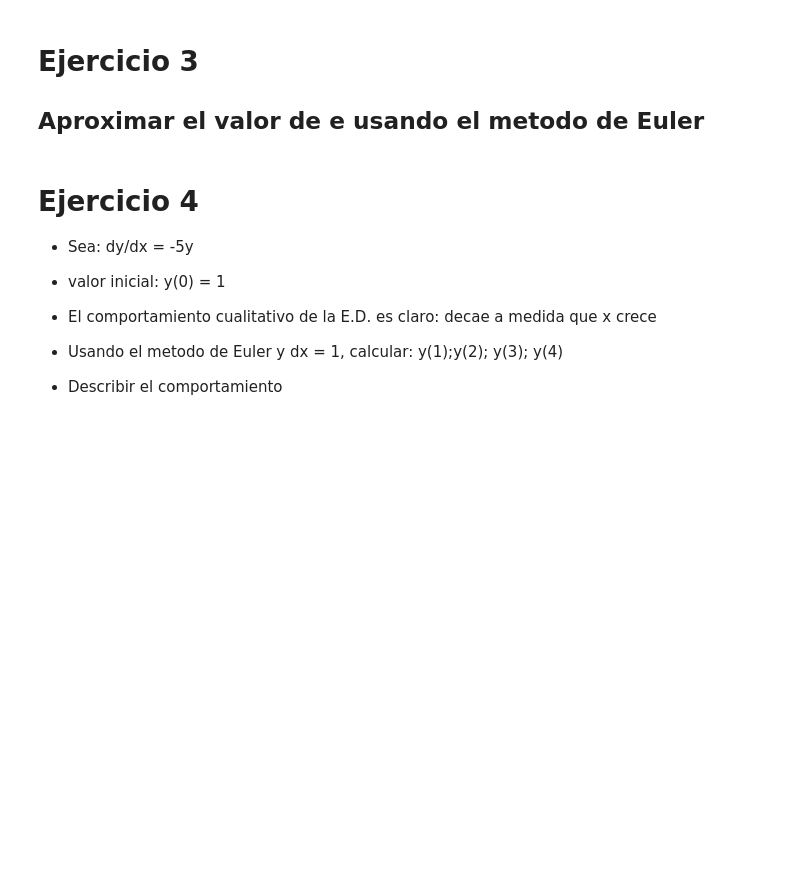
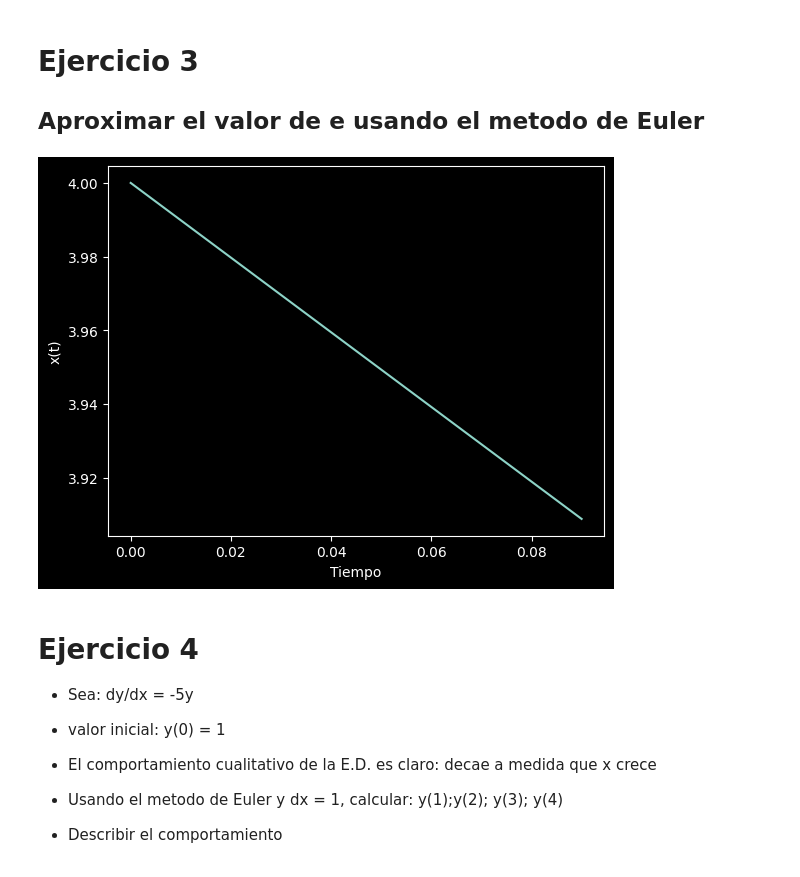
Before and after one commit to camila-duarte/tareas, a Jupyter notebook: tarea1_ED.ipynb, the cells around one changed output. Cells and saved outputs as stored; diff of their text form; code cells hidden in the pictures; blank space fills up the shorter version.

```diff
--- a/tarea1_ED.ipynb
+++ b/tarea1_ED.ipynb
@@ -233,6 +233,41 @@ Los resultados tuvieron un comportamiento similar pero existe un rango de error
 # Ejercicio 3
 
 ## Aproximar el valor de e usando el metodo de Euler
+# %%
+import matplotlib.pyplot as plt
+
+# Listas para la grafica de dt_1
+x_axis = []
+y_axis = []
+
+# Valores de dt dados en el ejercicio
+dt = 0.01
+
+# Valor inicial
+x = 4
+
+# Tiempo inicial
+t = 0
+
+for contador in range(10):
+
+    # Para dt = 0.5
+    x_axis.append(t)
+    y_axis.append(x)
+    x = x + dt*(x**t - x**dt)
+    t = t + dt
+
+    # En caso de querer ver los resultados:
+    # print(x_1)
+    # print(t_1)
+
+
+plt.xlabel("Tiempo")
+plt.ylabel("x(t)")
+plt.plot(x_axis, y_axis)
+plt.show()
+# %% [output]
+[figure, added]
 # %% [markdown]
 # Ejercicio 4
 
```
Also changed, not shown: parts of 3 cells of this notebook.
